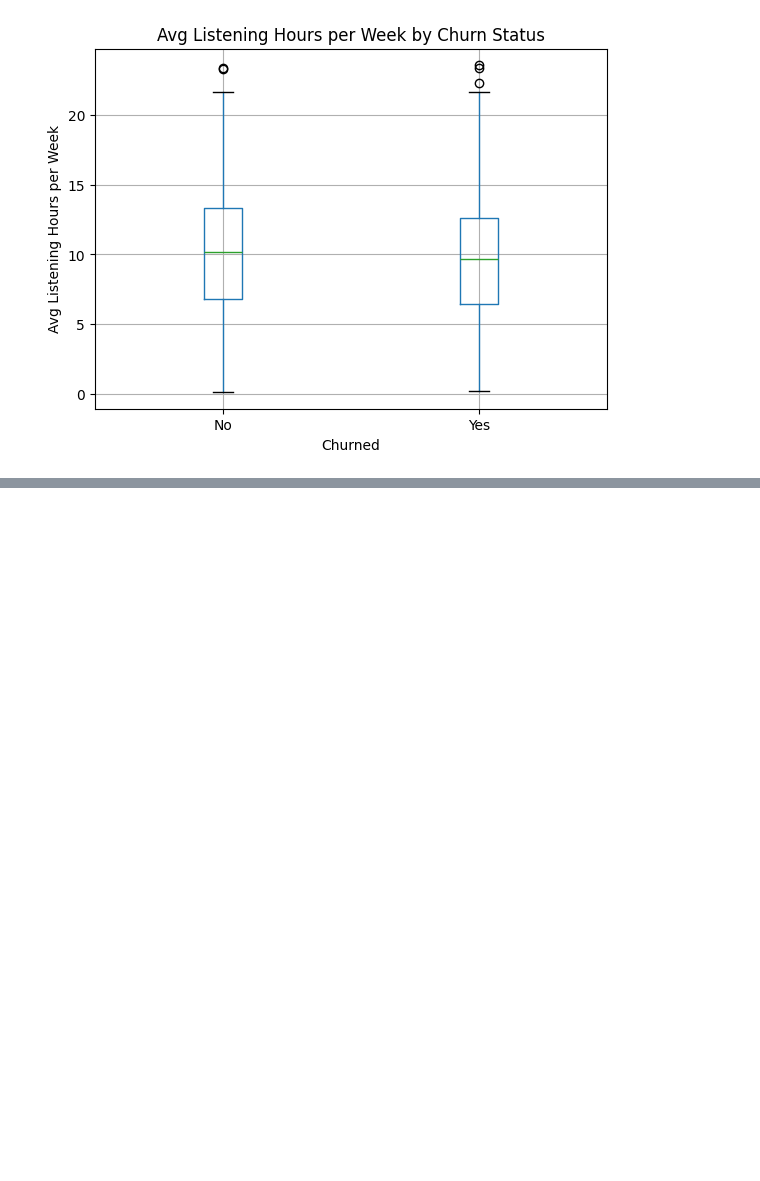
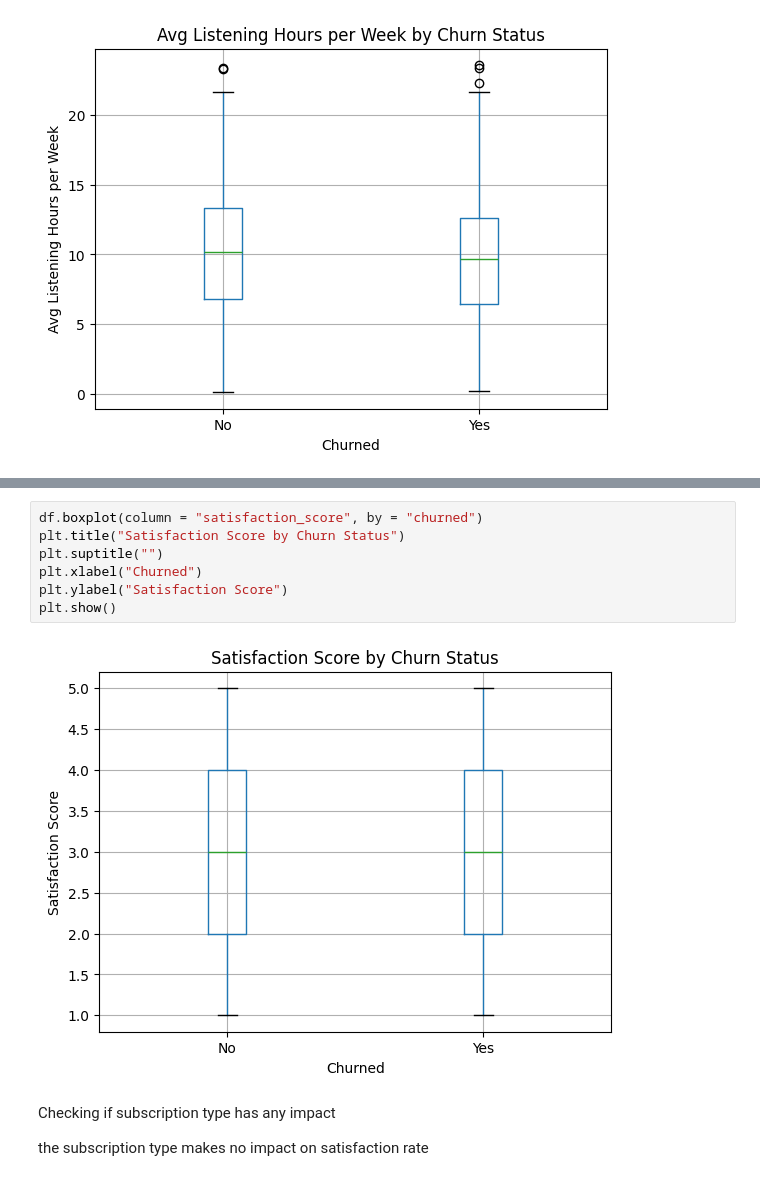
Before and after one commit to PrajwolKhadka/DataSprint, a Jupyter notebook: datawave_analysis.ipynb, the cells around one changed output, grey strips where cells are left out. Saved outputs shown, nothing was run; the diff lists cells and outputs as text; blank space fills up the shorter version.

```diff
--- a/datawave_analysis.ipynb
+++ b/datawave_analysis.ipynb
@@ -241,0 +253,13 @@ plt.show()
+# %%
+df.boxplot(column = "satisfaction_score", by = "churned")
+plt.title("Satisfaction Score by Churn Status")
+plt.suptitle("")
+plt.xlabel("Churned")
+plt.ylabel("Satisfaction Score")
+plt.show()
+# %% [output]
+[figure, added]
+# %% [markdown]
+Checking if subscription type has any impact
+
+the subscription type makes no impact on satisfaction rate
```
Also changed, not shown: parts of 18 cells of this notebook.
